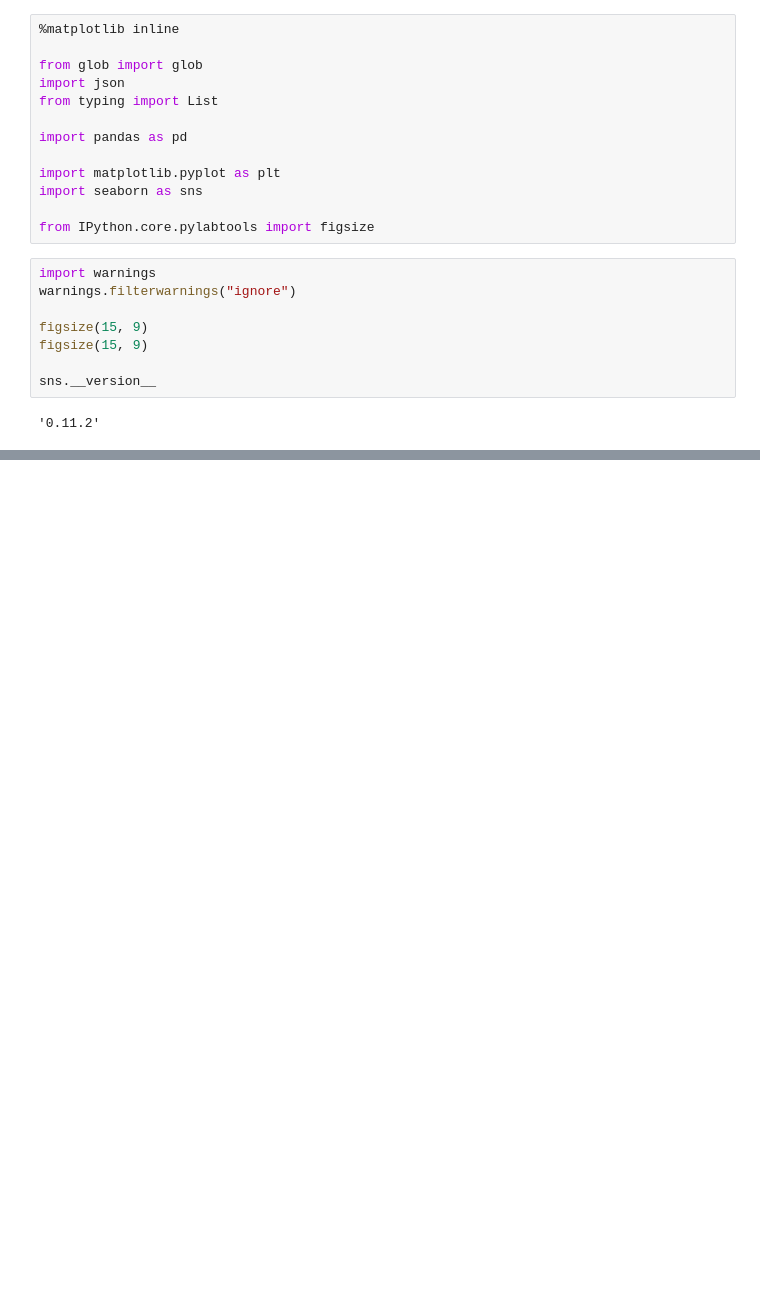
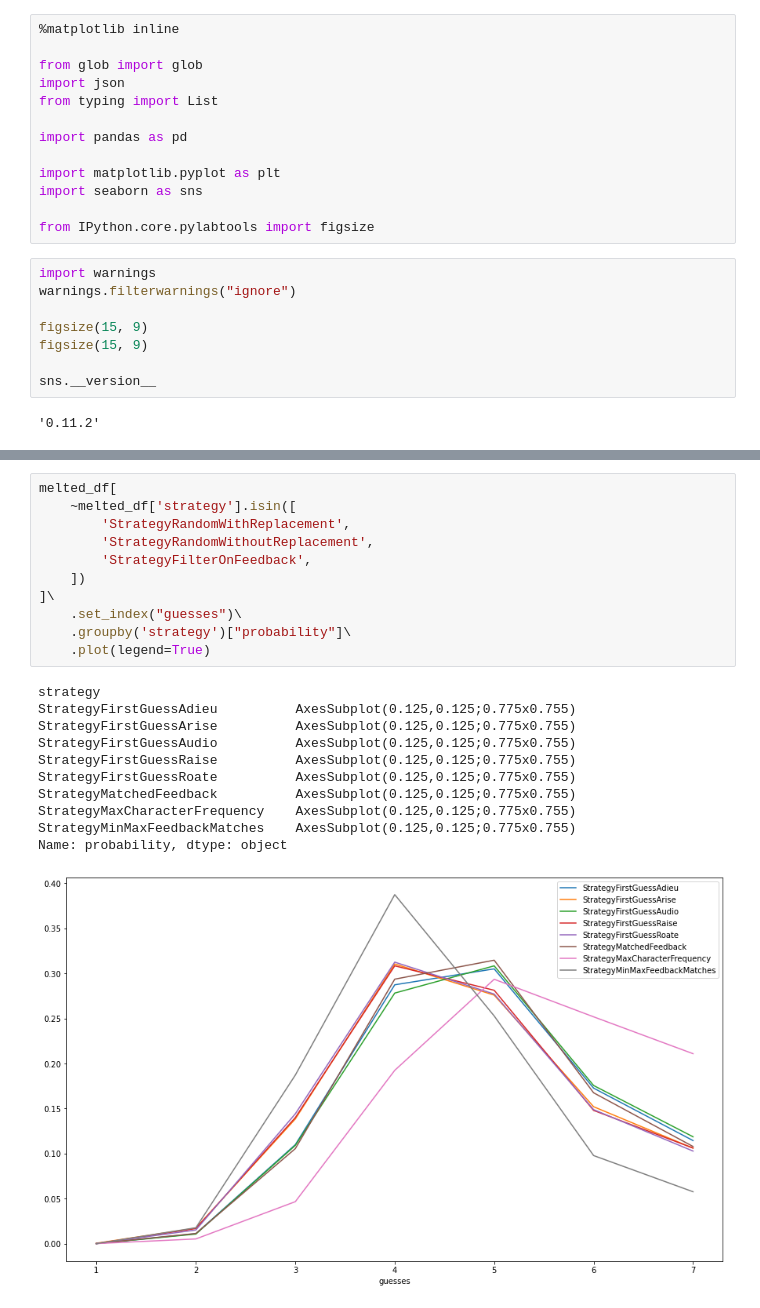
Before and after one commit to dmonroe85/wordle_experiments, a Jupyter notebook: Analyze.ipynb, the cells around one changed output, grey strips where cells are left out. Drawn from its saved outputs; the diff is of its cells as text; blank space fills up the shorter version.

```diff
--- a/Analyze.ipynb
+++ b/Analyze.ipynb
@@ -53,2 +77,25 @@ Max count = 79
+# %%
+melted_df[
+    ~melted_df['strategy'].isin([
+        'StrategyRandomWithReplacement',
+        'StrategyRandomWithoutReplacement',
+        'StrategyFilterOnFeedback',
+    ])
+]\
+    .set_index("guesses")\
+    .groupby('strategy')["probability"]\
+    .plot(legend=True)
+# %% [output]
+strategy
+StrategyFirstGuessAdieu          AxesSubplot(0.125,0.125;0.775x0.755)
+StrategyFirstGuessArise          AxesSubplot(0.125,0.125;0.775x0.755)
+StrategyFirstGuessAudio          AxesSubplot(0.125,0.125;0.775x0.755)
+StrategyFirstGuessRaise          AxesSubplot(0.125,0.125;0.775x0.755)
+StrategyFirstGuessRoate          AxesSubplot(0.125,0.125;0.775x0.755)
+StrategyMatchedFeedback          AxesSubplot(0.125,0.125;0.775x0.755)
+StrategyMaxCharacterFrequency    AxesSubplot(0.125,0.125;0.775x0.755)
+StrategyMinMaxFeedbackMatches    AxesSubplot(0.125,0.125;0.775x0.755)
+Name: probability, dtype: object
+[figure, added]
 # %%
 ignored_strategies = [
```
Also changed, not shown: parts of 4 cells of this notebook, 9 other files.
